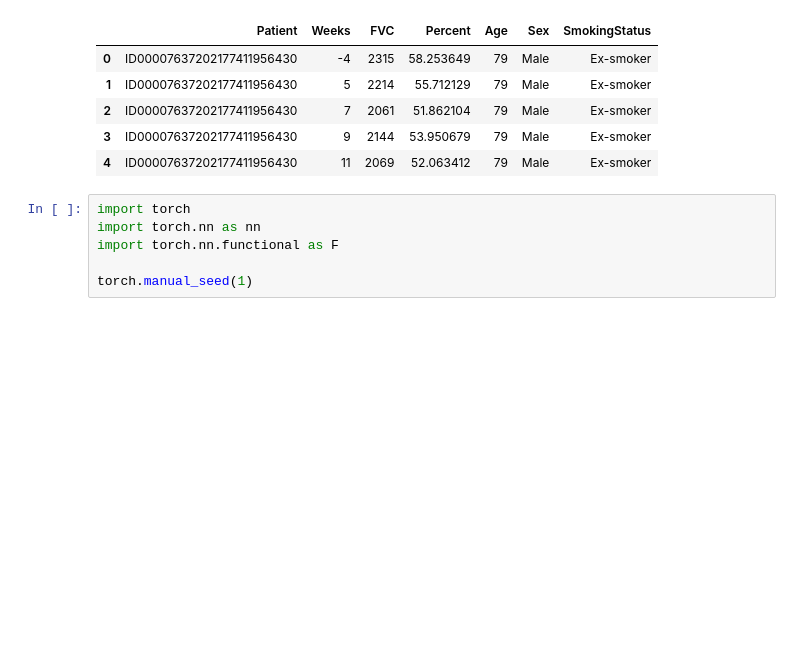
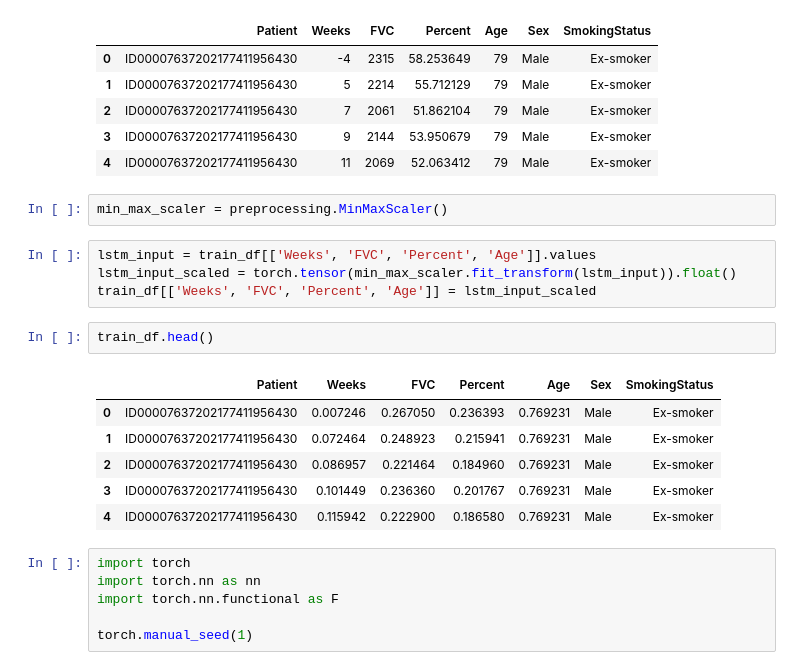
Before and after one commit to jonykarki/Kaggle-OSIC-Pulmonary-Fibrosis-Progression, a Jupyter notebook: LSTM/main.ipynb, the cells around one changed output. Cells and saved outputs as stored; diff of their text form; blank space fills up the shorter version.

Commit message:
lstm changes

```diff
--- a/LSTM/main.ipynb
+++ b/LSTM/main.ipynb
@@ -24,6 +24,21 @@ train_df.head()
 | 2 | ID00007637202177411956430 | 7 | 2061 | 51.862104 | 79 | Male | Ex-smoker |
 | 3 | ID00007637202177411956430 | 9 | 2144 | 53.950679 | 79 | Male | Ex-smoker |
 | 4 | ID00007637202177411956430 | 11 | 2069 | 52.063412 | 79 | Male | Ex-smoker |
+# %%
+min_max_scaler = preprocessing.MinMaxScaler()
+# %%
+lstm_input = train_df[['Weeks', 'FVC', 'Percent', 'Age']].values
+lstm_input_scaled = torch.tensor(min_max_scaler.fit_transform(lstm_input)).float()
+train_df[['Weeks', 'FVC', 'Percent', 'Age']] = lstm_input_scaled
+# %%
+train_df.head()
+# %% [output]
+|  | Patient | Weeks | FVC | Percent | Age | Sex | SmokingStatus |
+| 0 | ID00007637202177411956430 | 0.007246 | 0.267050 | 0.236393 | 0.769231 | Male | Ex-smoker |
+| 1 | ID00007637202177411956430 | 0.072464 | 0.248923 | 0.215941 | 0.769231 | Male | Ex-smoker |
+| 2 | ID00007637202177411956430 | 0.086957 | 0.221464 | 0.184960 | 0.769231 | Male | Ex-smoker |
+| 3 | ID00007637202177411956430 | 0.101449 | 0.236360 | 0.201767 | 0.769231 | Male | Ex-smoker |
+| 4 | ID00007637202177411956430 | 0.115942 | 0.222900 | 0.186580 | 0.769231 | Male | Ex-smoker |
 # %%
 import torch
 import torch.nn as nn
```
Also changed, not shown: parts of 5 cells of this notebook.
